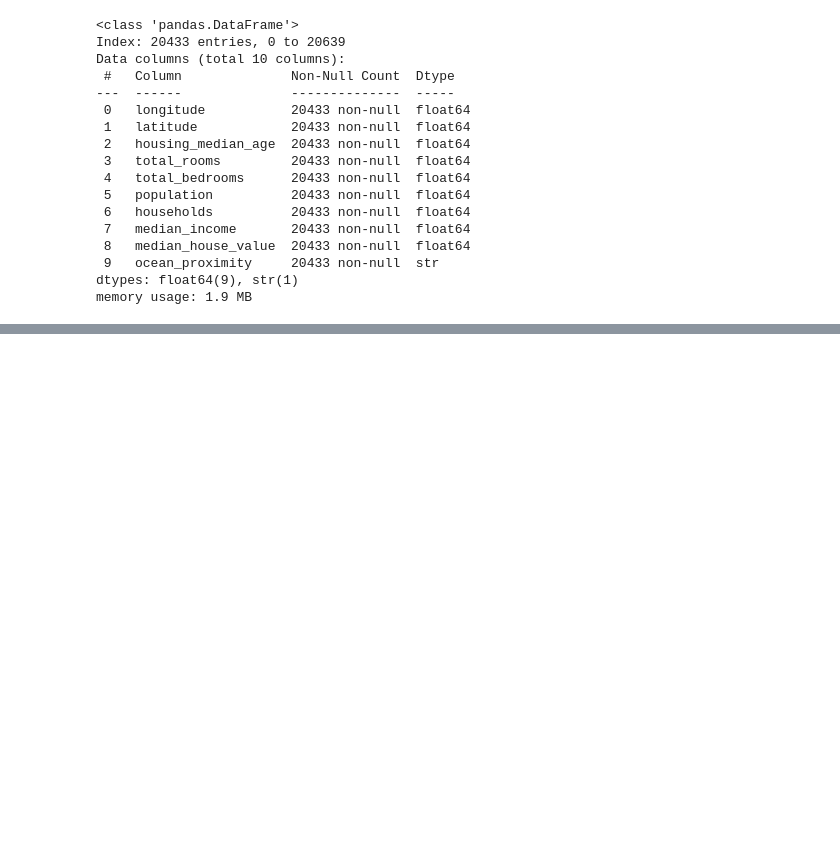
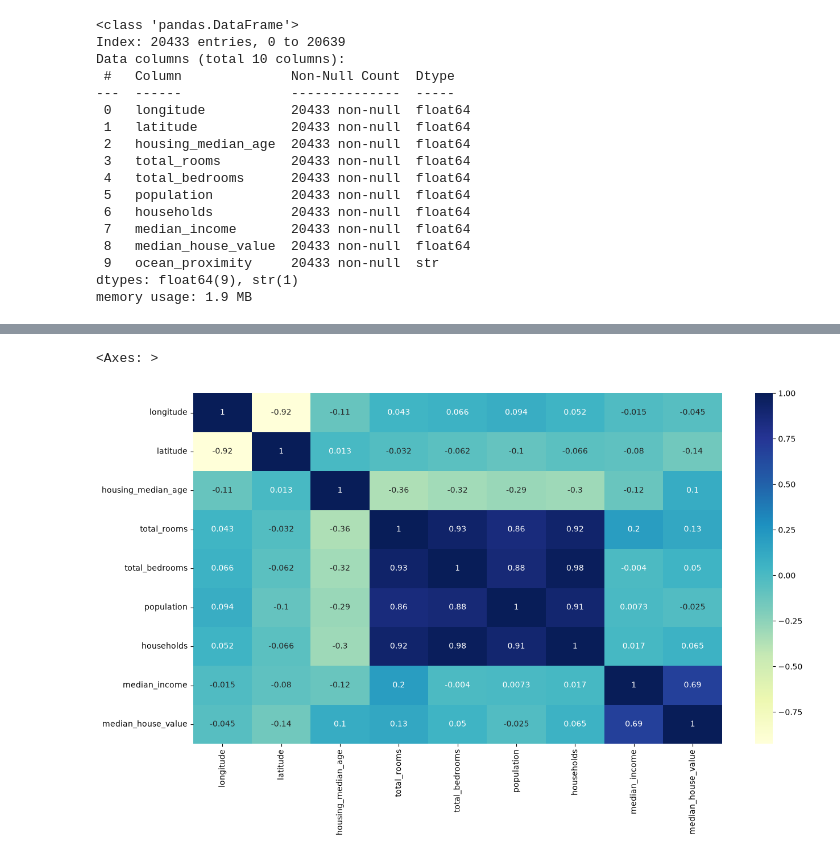
Before and after one commit to kkhushi-07/house-price-predictor, a Jupyter notebook: notebooks/california_housing.ipynb, the cells around one changed output, grey strips where cells are left out. Drawn from its saved outputs; the diff is of its cells as text; code cells hidden in the pictures; blank space fills up the shorter version.

```diff
--- a/notebooks/california_housing.ipynb
+++ b/notebooks/california_housing.ipynb
@@ -68,0 +137,7 @@ memory usage: 1.9 MB
+# %%
+plt.figure(figsize=(15, 8))
+#it shows the correlation between the features in the dataset. The correlation values range from -1 to 1, where -1 indicates a strong negative correlation, 0 indicates no correlation, and 1 indicates a strong positive correlation.
+sns.heatmap(train_data.corr(numeric_only=True), annot=True, cmap='YlGnBu')#numeric_only=True is used to include only numeric columns in the correlation calculation. annot=True is used to display the correlation values on the heatmap. cmap='YlGnBu' is used to specify the color map for the heatmap.
+# %% [output]
+<Axes: >
+[figure, added]
```
Also changed, not shown: parts of 14 cells of this notebook.
